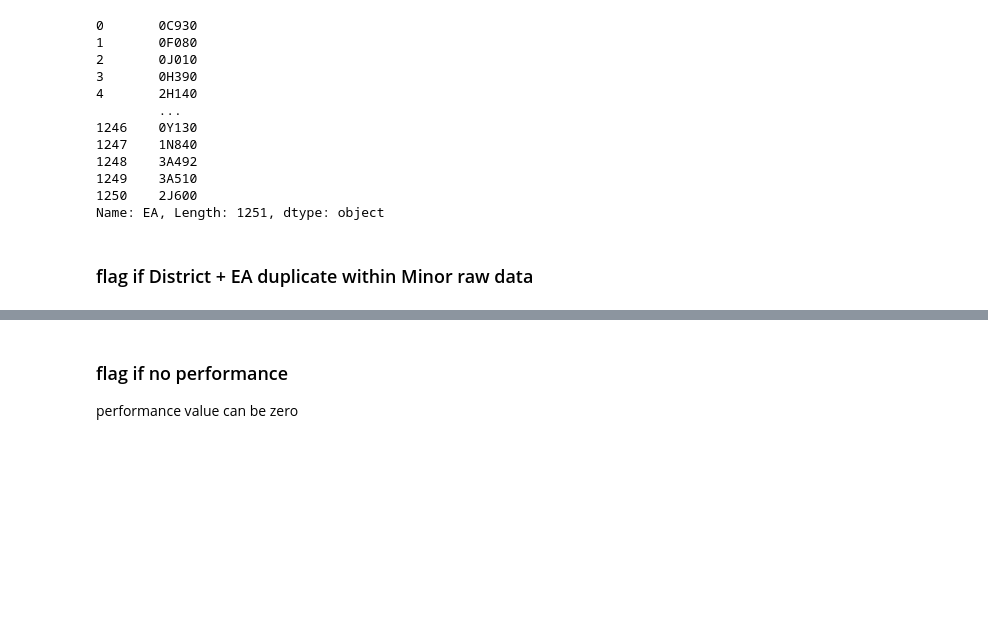
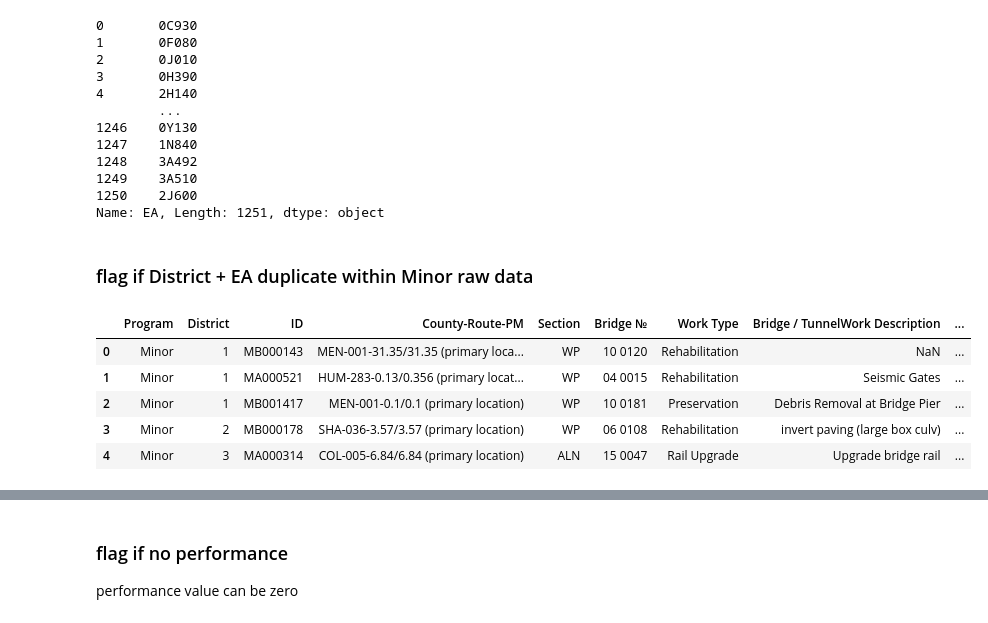
Before and after one commit to zhuzhy1214/amtool_etl, a Jupyter notebook: Minor_DataCheck.ipynb, the cells around one changed output, grey strips where cells are left out. Cells and saved outputs as stored; diff of their text form; code cells hidden in the pictures; blank space fills up the shorter version.

```diff
--- a/Minor_DataCheck.ipynb
+++ b/Minor_DataCheck.ipynb
@@ -632,0 +643,9 @@ df_Minor_raw_data[ck_col] = df_Minor_raw_data.apply(ck_program_code_update, axis
+# %%
+df_Minor_brg_raw_data.head()
+# %% [output]
+|  | Program | District | ID | County-Route-PM | Section | Bridge № | Work Type | Bridge / TunnelWork Description | ... |
+| 0 | Minor | 1 | MB000143 | MEN-001-31.35/31.35 (primary loca... | WP | 10 0120 | Rehabilitation | NaN | ... |
+| 1 | Minor | 1 | MA000521 | HUM-283-0.13/0.356 (primary locat... | WP | 04 0015 | Rehabilitation | Seismic Gates | ... |
+| 2 | Minor | 1 | MB001417 | MEN-001-0.1/0.1 (primary location) | WP | 10 0181 | Preservation | Debris Removal at Bridge Pier | ... |
+| 3 | Minor | 2 | MB000178 | SHA-036-3.57/3.57 (primary location) | WP | 06 0108 | Rehabilitation | invert paving (large box culv) | ... |
+| 4 | Minor | 3 | MA000314 | COL-005-6.84/6.84 (primary location) | ALN | 15 0047 | Rail Upgrade | Upgrade bridge rail | ... |
```
Also changed, not shown: parts of 24 cells of this notebook, 1 other file.
